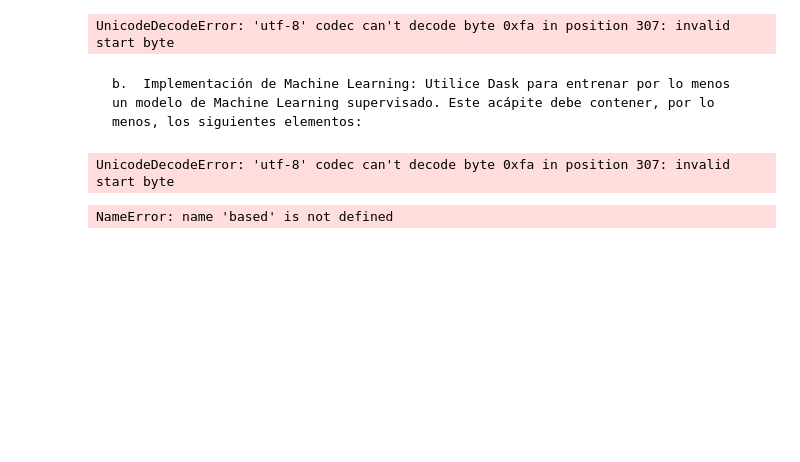
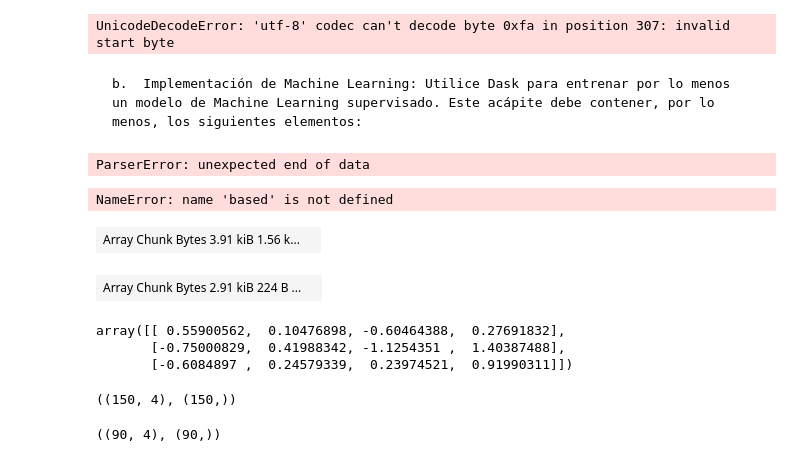
Before and after one commit to humitaz/BigData-Analytics, a Jupyter notebook: Trabajo 2.ipynb, the cells around one changed output. Drawn from its saved outputs; the diff is of its cells as text; code cells hidden in the pictures; blank space fills up the shorter version.

```diff
--- a/Trabajo 2.ipynb
+++ b/Trabajo 2.ipynb
@@ -102,10 +104,9 @@ UnicodeDecodeError: 'utf-8' codec can't decode byte 0xfa in position 307: invali
 #!pip install dask-ml
 # %%
 #Train-test splitting /Andrés
-import dask as da
-based=dd.read_csv("properati.csv",engine='python')
+based=dd.read_csv("pe_properties.csv",engine='python')
 # %% [output]
-UnicodeDecodeError: 'utf-8' codec can't decode byte 0xfa in position 307: invalid start byte
+ParserError: unexpected end of data
 # %%
 based
 # %% [output]
@@ -114,3 +115,9 @@ NameError: name 'based' is not defined
 import dask.array as da
 from dask_ml.datasets import make_regression
 from dask_ml.model_selection import train_test_split
+# %%
+X, y = make_regression(n_samples=125, n_features=4, random_state=0, chunks=50)
+# %%
+X
+# %% [output]
+| Array Chunk Bytes 3.91 kiB 1.56 k... |  |
@@ -117,4 +126,19 @@ from dask_ml.model_selection import train_test_split
+# %%
+X_train
+# %% [output]
+| Array Chunk Bytes 2.91 kiB 224 B ... |  |
+# %%
+X_train.compute()[:3]
+# %% [output]
+array([[ 0.55900562,  0.10476898, -0.60464388,  0.27691832],
+       [-0.75000829,  0.41988342, -1.1254351 ,  1.40387488],
+       [-0.6084897 ,  0.24579339,  0.23974521,  0.91990311]])
 # %%
 from sklearn.model_selection import train_test_split
 from sklearn import datasets
 from sklearn import svm
+# %%
+X, y = datasets.load_iris(return_X_y=True)
+X.shape, y.shape
+# %% [output]
+((150, 4), (150,))
@@ -120,0 +147,4 @@ from sklearn import svm
+# %%
+X_train.shape, y_train.shape
+# %% [output]
+((90, 4), (90,))
```
Also changed, not shown: parts of 11 cells of this notebook.
